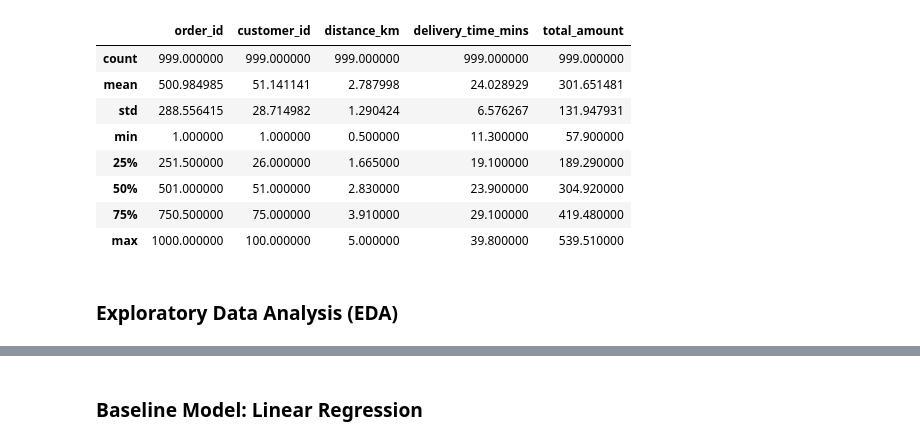
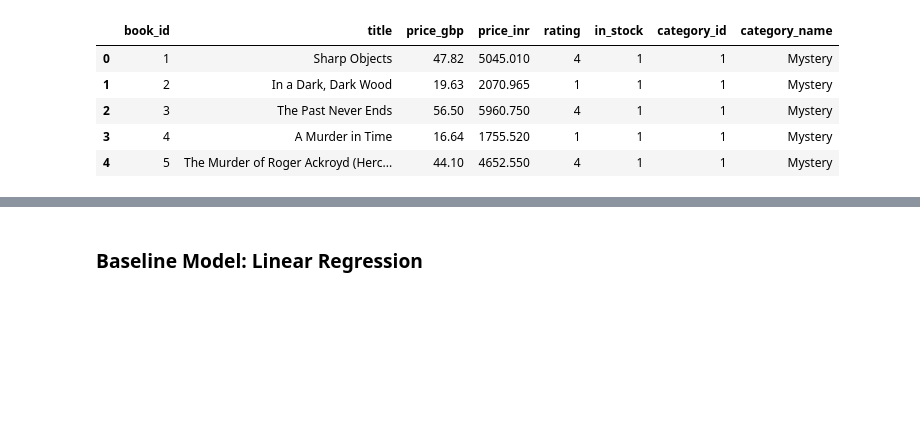
Before and after one commit to VONTIPULIPUJYAGANESHKARTHIK/zepto-masai-project, a Jupyter notebook: analytics/analytics_end_to_end.ipynb, the cells around one changed output, grey strips where cells are left out. Saved outputs shown, nothing was run; the diff lists cells and outputs as text; code cells hidden in the pictures; blank space fills up the shorter version.

```diff
--- a/analytics/analytics_end_to_end.ipynb
+++ b/analytics/analytics_end_to_end.ipynb
@@ -33,15 +19,15 @@ Dataset Shape: (999, 7)
-# %%
-# Profiling: Summary Statistics
-orders_df.describe()
-# %% [output]
-|  | order_id | customer_id | distance_km | delivery_time_mins | total_amount |
-| count | 999.000000 | 999.000000 | 999.000000 | 999.000000 | 999.000000 |
-| mean | 500.984985 | 51.141141 | 2.787998 | 24.028929 | 301.651481 |
-| std | 288.556415 | 28.714982 | 1.290424 | 6.576267 | 131.947931 |
-| min | 1.000000 | 1.000000 | 0.500000 | 11.300000 | 57.900000 |
-| 25% | 251.500000 | 26.000000 | 1.665000 | 19.100000 | 189.290000 |
-| 50% | 501.000000 | 51.000000 | 2.830000 | 23.900000 | 304.920000 |
-| 75% | 750.500000 | 75.000000 | 3.910000 | 29.100000 | 419.480000 |
-| max | 1000.000000 | 100.000000 | 5.000000 | 39.800000 | 539.510000 |
-# %% [markdown]
-### Exploratory Data Analysis (EDA)
+# %%
+conn = sqlite3.connect('../zepto.db')
+books_df = pd.read_sql("SELECT * FROM books", conn)
+cats_df = pd.read_sql("SELECT * FROM categories", conn)
+df = pd.merge(books_df, cats_df, on='category_id')
+conn.close()
+
+df.head()
+# %% [output]
+|  | book_id | title | price_gbp | price_inr | rating | in_stock | category_id | category_name |
+| 0 | 1 | Sharp Objects | 47.82 | 5045.010 | 4 | 1 | 1 | Mystery |
+| 1 | 2 | In a Dark, Dark Wood | 19.63 | 2070.965 | 1 | 1 | 1 | Mystery |
+| 2 | 3 | The Past Never Ends | 56.50 | 5960.750 | 4 | 1 | 1 | Mystery |
+| 3 | 4 | A Murder in Time | 16.64 | 1755.520 | 1 | 1 | 1 | Mystery |
+| 4 | 5 | The Murder of Roger Ackroyd (Herc... | 44.10 | 4652.550 | 4 | 1 | 1 | Mystery |
```
Also changed, not shown: parts of 19 cells of this notebook, 5 other files.
